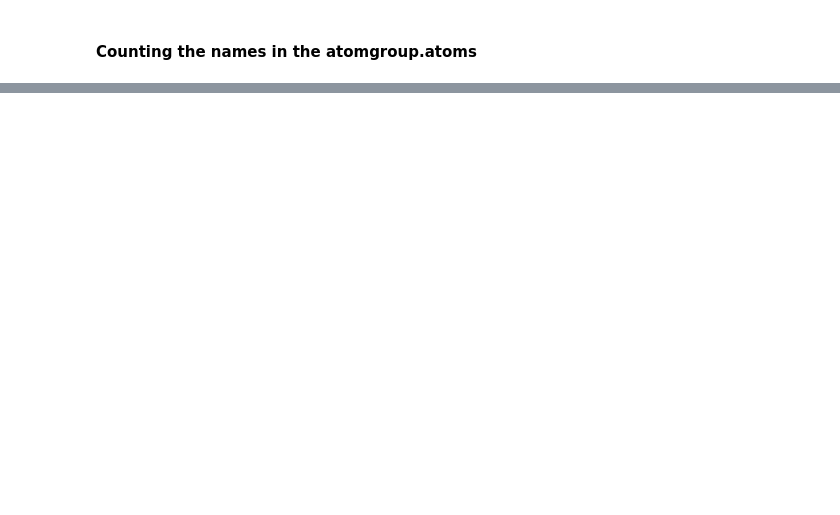
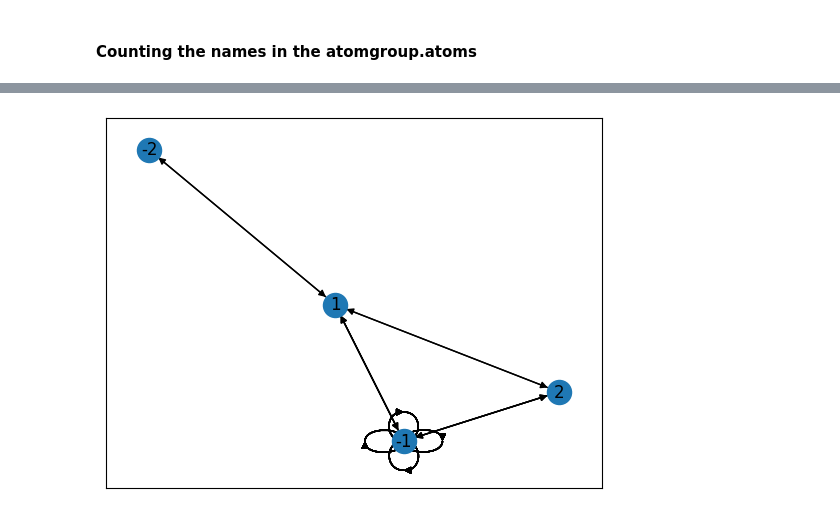
Before and after one commit to BartBruininks/mdvcontainment, a Jupyter notebook: examples/notebooks/axiomatic_voxels.ipynb, the cells around one changed output, grey strips where cells are left out. Cells and saved outputs as stored; diff of their text form; code cells hidden in the pictures; blank space fills up the shorter version.

```diff
--- a/examples/notebooks/axiomatic_voxels.ipynb
+++ b/examples/notebooks/axiomatic_voxels.ipynb
@@ -179,0 +199,4 @@ VBox(children=(VBox(children=(HBox(children=(HTML(value="<b>Comp. -6</b> &nbsp;&
+# %%
+nx.draw_networkx(containment.voxel_containment.nonp_label_contact_graph)
+# %% [output]
+[figure, added]
```
Also changed, not shown: parts of 16 cells of this notebook, 4 other files.
